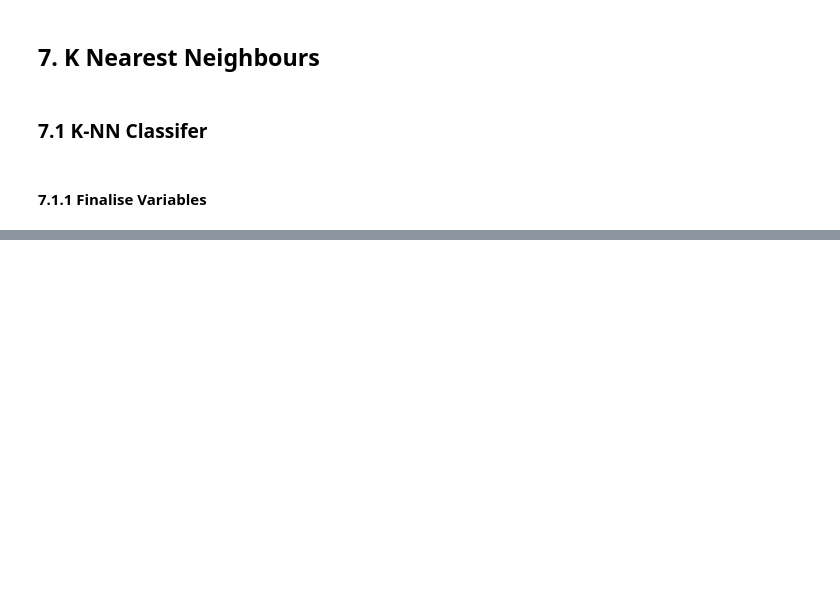
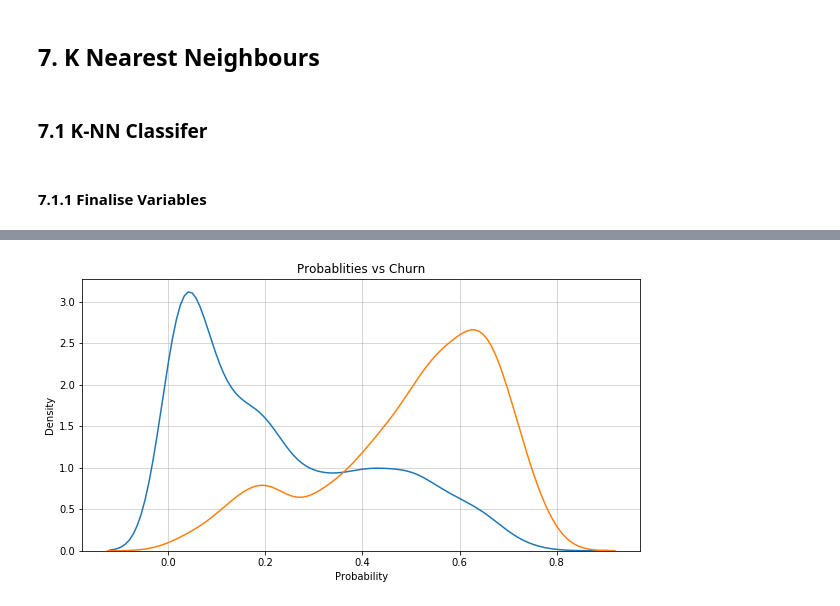
Before and after one commit to sravangereddy/DataScience_, a Jupyter notebook: Models/Telco Customer - KNN.ipynb, the cells around one changed output, grey strips where cells are left out. Drawn from its saved outputs; the diff is of its cells as text; code cells hidden in the pictures; blank space fills up the shorter version.

```diff
--- a/Models/Telco Customer - KNN.ipynb
+++ b/Models/Telco Customer - KNN.ipynb
@@ -549,9 +684,5 @@ fn_get_metrics(conufsion_matrix_test)
 # %%
-precision=[]
-for i in np.arange(1,30):
-    knn_model = KNeighborsClassifier(n_neighbors=i,p=1)
-    knn_model.fit(X_train[input_var],y_train[target_])
-    knn_predictions_train = knn_model.predict(X_train[input_var])
-    knn_classificaiton_report_train,conufsion_matrix_train=fn_get_classification_report(
-        y_train[target_],knn_predictions_train)
-    precision.append(fn_get_metrics(conufsion_matrix_train)['5 Precision'])
+knn_model = KNeighborsClassifier(n_neighbors=200,p=1)
+knn_model.fit(X_train[input_var],y_train[target_])
+knn_predictions_train = knn_model.predict_proba(X_train[input_var])
+knn_predictions_test = knn_model.predict_proba(X_test[input_var])
@@ -577,0 +689,11 @@ precision
+# %%
+fig, ax = plt.subplots(figsize=(10,5))
+g = sn.kdeplot(knn_predictions_train[y_train[target_]==0,1],ax=ax)
+g = sn.kdeplot(knn_predictions_train[y_train[target_]==1,1],ax=ax)
+g.set_title("Probablities vs Churn")
+g.set_xlabel("Probability")
+g.set_ylabel("Density")
+
+plt.grid(linestyle='-', linewidth=0.5)
+# %% [output]
+[figure, added]
```
Also changed, not shown: parts of 36 cells of this notebook, 1 other file.
